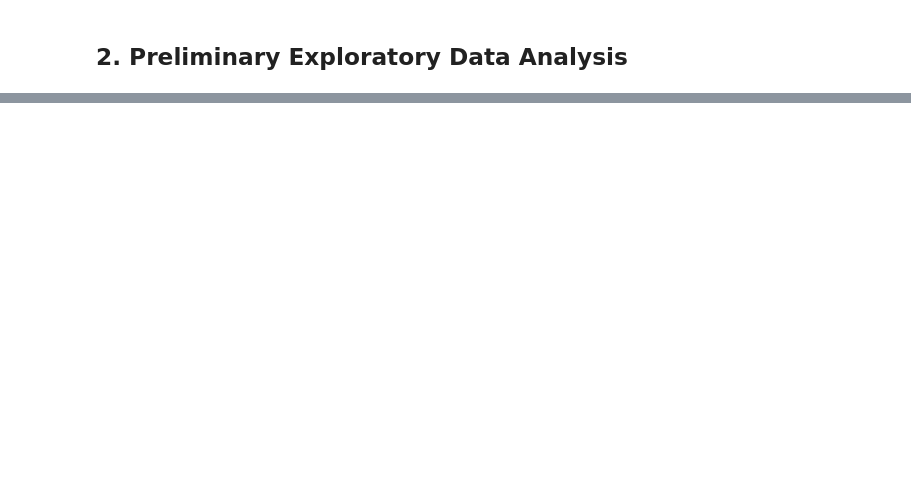
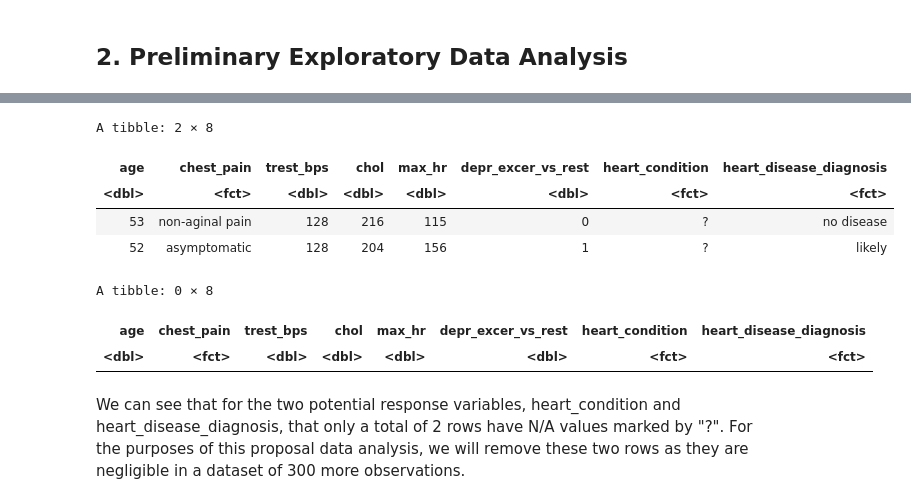
Before and after one commit to davidtheophine/dsci100-project, a Jupyter notebook: heart_disease_proposal.ipynb, the cells around one changed output, grey strips where cells are left out. Drawn from its saved outputs; the diff is of its cells as text; code cells hidden in the pictures; blank space fills up the shorter version.

```diff
--- a/heart_disease_proposal.ipynb
+++ b/heart_disease_proposal.ipynb
@@ -55,0 +140,24 @@ heart_disease_train
+# %%
+#Let's see if there are any N/A values for the variables we might want to predict
+#these variables could be heart_condition or heart_disease_diagnosis
+
+
+##########
+heart_condition_na <- filter(heart_disease_train, heart_condition ==  "?")
+heart_condition_na
+
+
+heart_disease_na <- filter(heart_disease_train, heart_disease_diagnosis ==  "?")
+heart_disease_na
+# %% [output]
+A tibble: 2 × 8
+| age | chest_pain | trest_bps | chol | max_hr | depr_excer_vs_rest | heart_condition | heart_disease_diagnosis |
+| <dbl> | <fct> | <dbl> | <dbl> | <dbl> | <dbl> | <fct> | <fct> |
+| 53 | non-aginal pain | 128 | 216 | 115 | 0 | ? | no disease |
+| 52 | asymptomatic | 128 | 204 | 156 | 1 | ? | likely |
+A tibble: 0 × 8
+| age | chest_pain | trest_bps | chol | max_hr | depr_excer_vs_rest | heart_condition | heart_disease_diagnosis |
+| <dbl> | <fct> | <dbl> | <dbl> | <dbl> | <dbl> | <fct> | <fct> |
+# %% [markdown]
+We can see that for the two potential response variables, heart_condition and heart_disease_diagnosis, that only a total of 2 rows have N/A values marked by "?".
+For the purposes of this proposal data analysis, we will remove these two rows as they are negligible in a dataset of 300 more observations.
```
Also changed, not shown: parts of 10 cells of this notebook.
